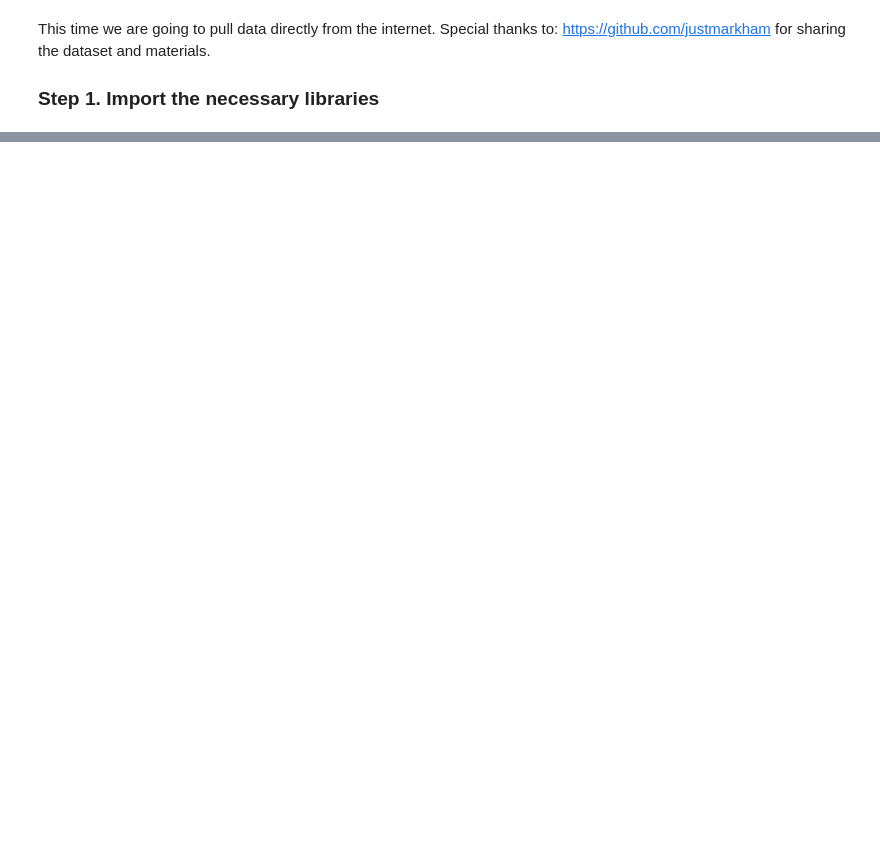
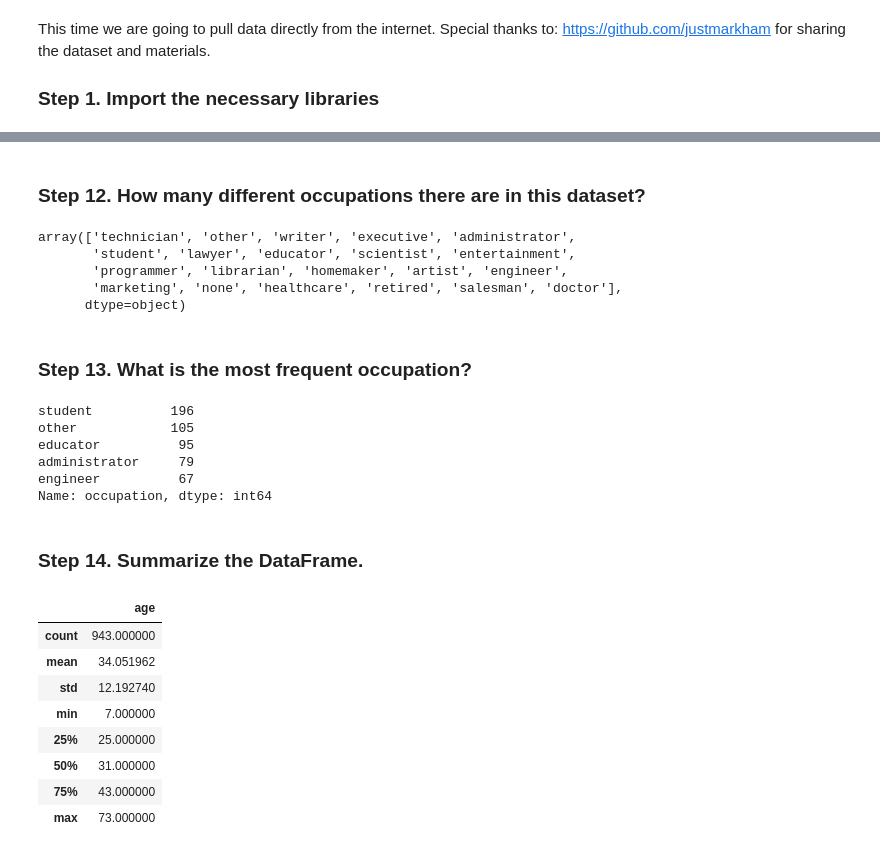
Before and after one commit to NavaneethanRajasekaran/Revising_Python, a Jupyter notebook: Exercises.ipynb, the cells around one changed output, grey strips where cells are left out. Drawn from its saved outputs; the diff is of its cells as text; code cells hidden in the pictures; blank space fills up the shorter version.

```diff
--- a/Exercises.ipynb
+++ b/Exercises.ipynb
@@ -103,0 +135,35 @@ len(chipo[(chipo.item_name == "Canned Soda") & (chipo.quantity > 1)])
+# %% [markdown]
+### Step 12. How many different occupations there are in this dataset?
+# %%
+Data['occupation'].unique()
+# %% [output]
+array(['technician', 'other', 'writer', 'executive', 'administrator',
+       'student', 'lawyer', 'educator', 'scientist', 'entertainment',
+       'programmer', 'librarian', 'homemaker', 'artist', 'engineer',
+       'marketing', 'none', 'healthcare', 'retired', 'salesman', 'doctor'],
+      dtype=object)
+# %% [markdown]
+### Step 13. What is the most frequent occupation?
+# %%
+Data['occupation'].value_counts().head()
+# %% [output]
+student          196
+other            105
+educator          95
+administrator     79
+engineer          67
+Name: occupation, dtype: int64
+# %% [markdown]
+### Step 14. Summarize the DataFrame.
+# %%
+Data.describe()
+# %% [output]
+|  | age |
+| count | 943.000000 |
+| mean | 34.051962 |
+| std | 12.192740 |
+| min | 7.000000 |
+| 25% | 25.000000 |
+| 50% | 31.000000 |
+| 75% | 43.000000 |
+| max | 73.000000 |
```
Also changed, not shown: parts of 52 cells of this notebook.
